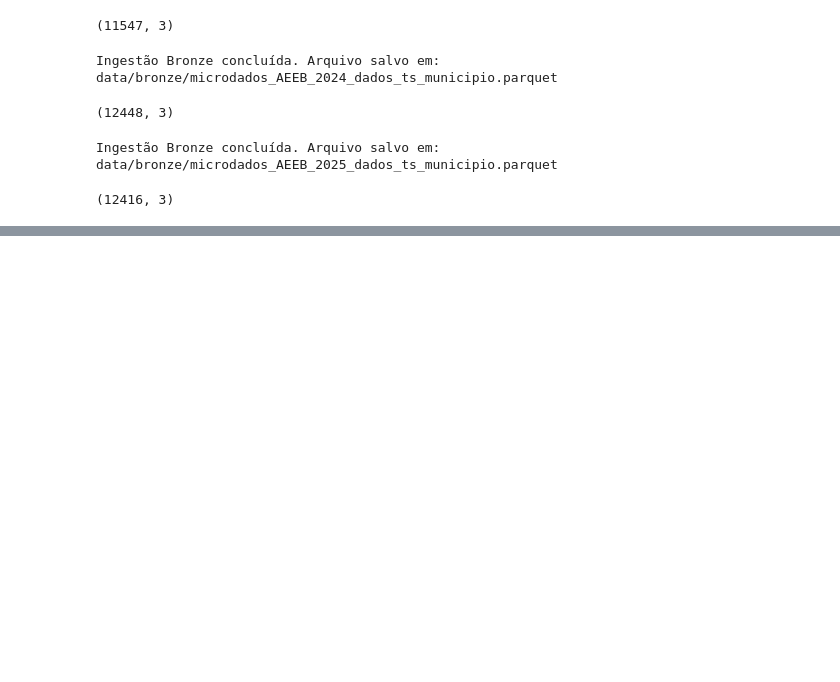
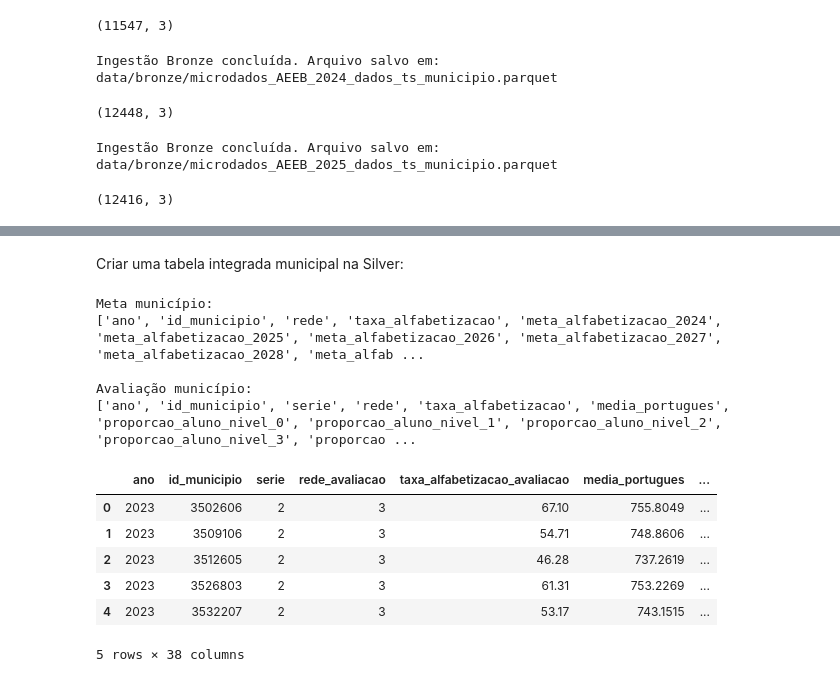
Before and after one commit to EdsonDoro/TechChallenge-Fase2, a Jupyter notebook: etl.ipynb, the cells around one changed output, grey strips where cells are left out. Saved outputs shown, nothing was run; the diff lists cells and outputs as text; code cells hidden in the pictures; blank space fills up the shorter version.

Commit message:
implementando camada silver com validacoes de qualidade

```diff
--- a/etl.ipynb
+++ b/etl.ipynb
@@ -426,0 +432,14 @@ Aplicação das regras de qualidade.
+# %%
+from pathlib import Path
+from datetime import datetime
+import pandas as pd
+import unicodedata
+
+BRONZE_PATH = Path("data/bronze")
+SILVER_PATH = Path("data/silver")
+QUARANTINE_PATH = SILVER_PATH / "quarantine"
+
+SILVER_PATH.mkdir(parents=True, exist_ok=True)
+QUARANTINE_PATH.mkdir(parents=True, exist_ok=True)
+
+print("Diretórios da Silver criados com sucesso.")
@@ -426,0 +766,46 @@ Aplicação das regras de qualidade.
+# %% [markdown]
+Criar uma tabela integrada municipal na Silver:
+# %%
+meta_municipio = pd.read_parquet(
+    SILVER_PATH / "silver_meta_alfabetizacao_municipio.parquet"
+)
+
+avaliacao_municipio = pd.read_parquet(
+    SILVER_PATH / "silver_avaliacao_alfabetizacao_municipio.parquet"
+)
+
+print("Meta município:")
+print(meta_municipio.columns.tolist())
+
+print("\nAvaliação município:")
+print(avaliacao_municipio.columns.tolist())
+
+silver_indicador_municipio = avaliacao_municipio.merge(
+    meta_municipio,
+    on=["ano", "id_municipio"],
+    how="left",
+    suffixes=("_avaliacao", "_meta")
+)
+
+silver_indicador_municipio["_data_processamento"] = datetime.now()
+silver_indicador_municipio["_camada_origem"] = "silver"
+
+silver_indicador_municipio.to_parquet(
+    SILVER_PATH / "silver_indicador_municipio.parquet",
+    index=False
+)
+
+silver_indicador_municipio.head()
+# %% [output]
+Meta município:
+['ano', 'id_municipio', 'rede', 'taxa_alfabetizacao', 'meta_alfabetizacao_2024', 'meta_alfabetizacao_2025', 'meta_alfabetizacao_2026', 'meta_alfabetizacao_2027', 'meta_alfabetizacao_2028', 'meta_alfab ...
+
+Avaliação município:
+['ano', 'id_municipio', 'serie', 'rede', 'taxa_alfabetizacao', 'media_portugues', 'proporcao_aluno_nivel_0', 'proporcao_aluno_nivel_1', 'proporcao_aluno_nivel_2', 'proporcao_aluno_nivel_3', 'proporcao ...
+|  | ano | id_municipio | serie | rede_avaliacao | taxa_alfabetizacao_avaliacao | media_portugues | ... |
+| 0 | 2023 | 3502606 | 2 | 3 | 67.10 | 755.8049 | ... |
+| 1 | 2023 | 3509106 | 2 | 3 | 54.71 | 748.8606 | ... |
+| 2 | 2023 | 3512605 | 2 | 3 | 46.28 | 737.2619 | ... |
+| 3 | 2023 | 3526803 | 2 | 3 | 61.31 | 753.2269 | ... |
+| 4 | 2023 | 3532207 | 2 | 3 | 53.17 | 743.1515 | ... |
+5 rows × 38 columns
```
Also changed, not shown: parts of 18 cells of this notebook, 27 other files.
